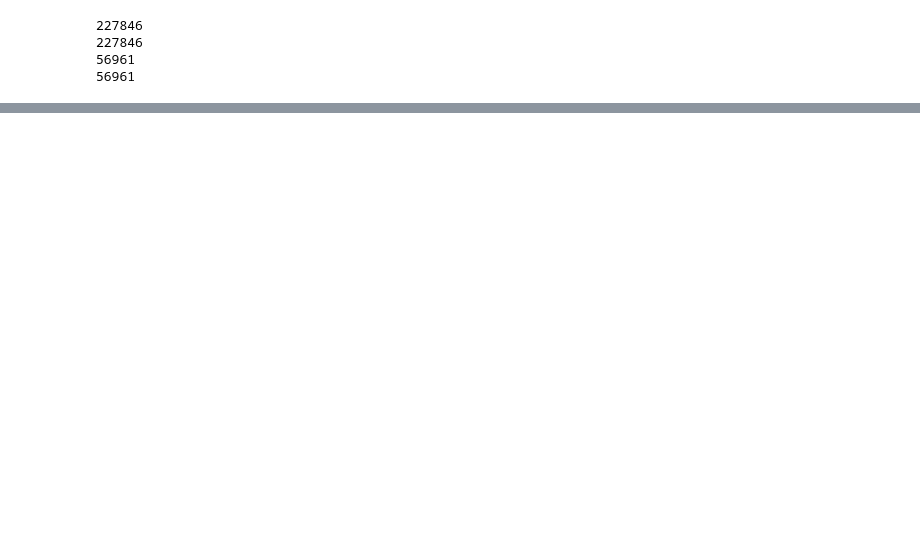
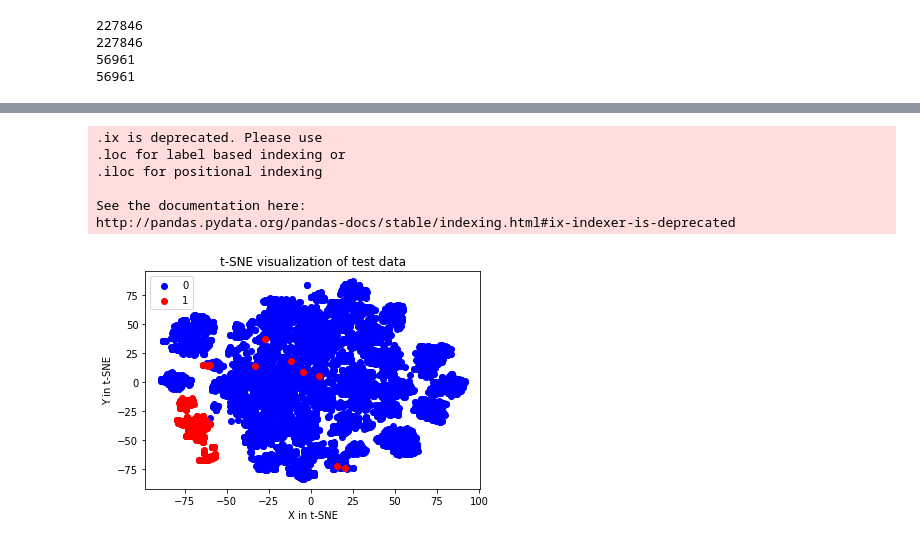
Before and after one commit to atthom/SD_Credit-Card-Fraud-Challenge, a Jupyter notebook: CreditCardFraudChallenge_CédricThomasThomasMiniVincent.ipynb, the cells around one changed output, grey strips where cells are left out. Drawn from its saved outputs; the diff is of its cells as text; code cells hidden in the pictures; blank space fills up the shorter version.

Commit message:
concatenation des notebok

```diff
--- a/CreditCardFraudChallenge_CédricThomasThomasMini.ipynb
+++ b/CreditCardFraudChallenge_CédricThomasThomasMiniVincent.ipynb
@@ -466,0 +592,39 @@ ValueError: Cannot feed value of shape (2048, 36) for Tensor 'Placeholder_9:0',
+# %%
+# On charge à nouveau les données avec leur attributs de base
+tsne_data = pd.read_csv("creditcard.csv")
+# %%
+# df2 contient toutes les données frauduleuses et 10 000 données normales
+# affin de ne pas allourdir l'affichage.
+df2 = tsne_data[tsne_data.Class == 1]
+df2 = pd.concat([df2, tsne_data[tsne_data.Class == 0].sample(n = 10000)], axis = 0)
+# %%
+# Effectue un changement d'échelle pour améliorer l'efficacité de l'entrainement
+standard_scaler = StandardScaler()
+df2_std = standard_scaler.fit_transform(df2)
+
+y = df2.ix[:,-1].values
+# %% [output]
+.ix is deprecated. Please use
+.loc for label based indexing or
+.iloc for positional indexing
+
+See the documentation here:
+http://pandas.pydata.org/pandas-docs/stable/indexing.html#ix-indexer-is-deprecated
+# %%
+tsne = TSNE(n_components=2, random_state=0)
+x_test_2d = tsne.fit_transform(df2_std)
+# %%
+# dessine le graphique des données frauduleuses et non frauduleuses en 2D grâce a t-SNE
+plt.figure()
+for idx, cl in enumerate(np.unique(y)):
+    plt.scatter(x = x_test_2d[y==cl,0],
+                y = x_test_2d[y==cl,1],
+                c = color_map[idx],
+                label = cl)
+plt.xlabel('X in t-SNE')
+plt.ylabel('Y in t-SNE')
+plt.legend(loc='upper left')
+plt.title('t-SNE visualization of test data')
+plt.show()
+# %% [output]
+[figure, added]
```
Also changed, not shown: parts of 40 cells of this notebook, 1 other file.
